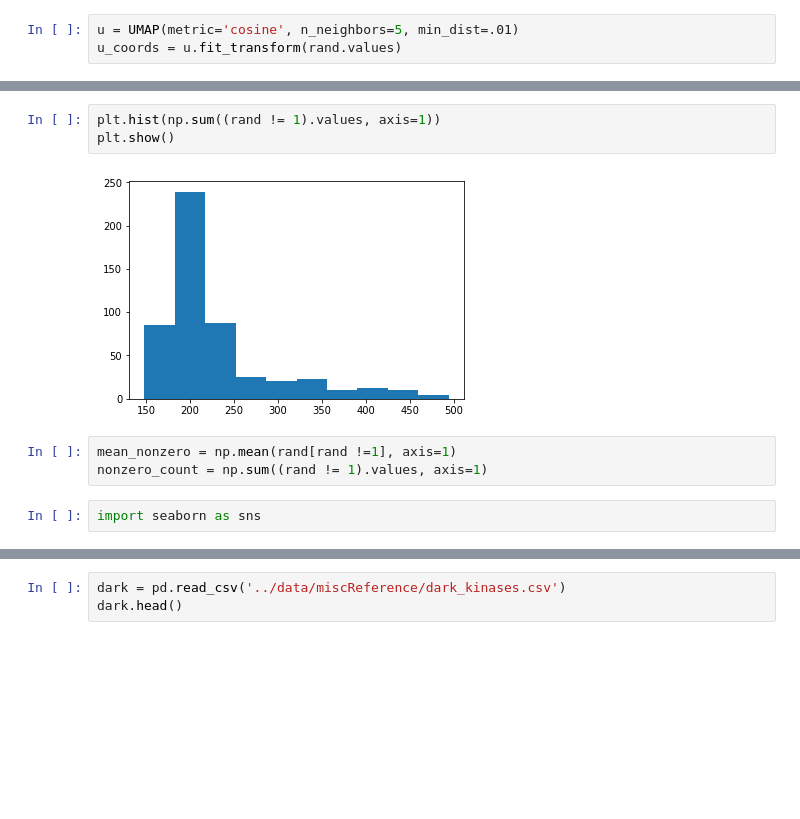
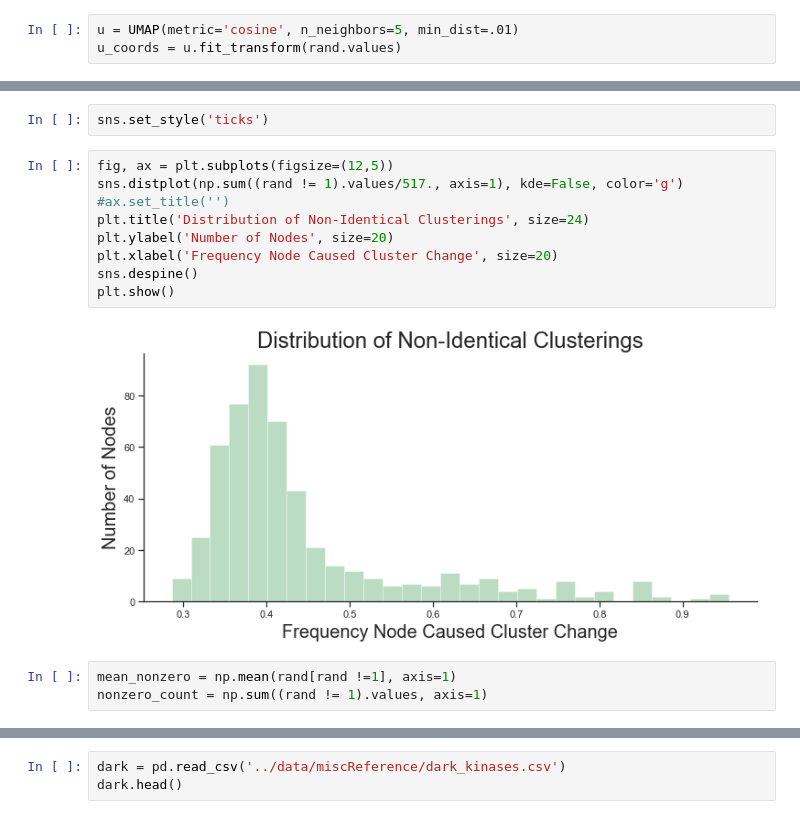
Before and after one commit to gomezlab/kinotypeClusteringAndRegression, a Jupyter notebook: src/network_11_analysisOfSensitivity.ipynb, the cells around one changed output, grey strips where cells are left out. Drawn from its saved outputs; the diff is of its cells as text; blank space fills up the shorter version.

```diff
--- a/src/network_11_analysisOfSensitivity.ipynb
+++ b/src/network_11_analysisOfSensitivity.ipynb
@@ -39,10 +41,16 @@ plt.show()
-# %%
-plt.hist(np.sum((rand != 1).values, axis=1))
-plt.show()
-# %% [output]
-[figure, removed]
+# %%
+sns.set_style('ticks')
+# %%
+fig, ax = plt.subplots(figsize=(12,5))
+sns.distplot(np.sum((rand != 1).values/517., axis=1), kde=False, color='g')
+#ax.set_title('')
+plt.title('Distribution of Non-Identical Clusterings', size=24)
+plt.ylabel('Number of Nodes', size=20)
+plt.xlabel('Frequency Node Caused Cluster Change', size=20)
+sns.despine()
+plt.show()
+# %% [output]
+[figure, added]
 # %%
 mean_nonzero = np.mean(rand[rand !=1], axis=1)
 nonzero_count = np.sum((rand != 1).values, axis=1)
-# %%
-import seaborn as sns
```
Also changed, not shown: parts of 13 cells of this notebook.
